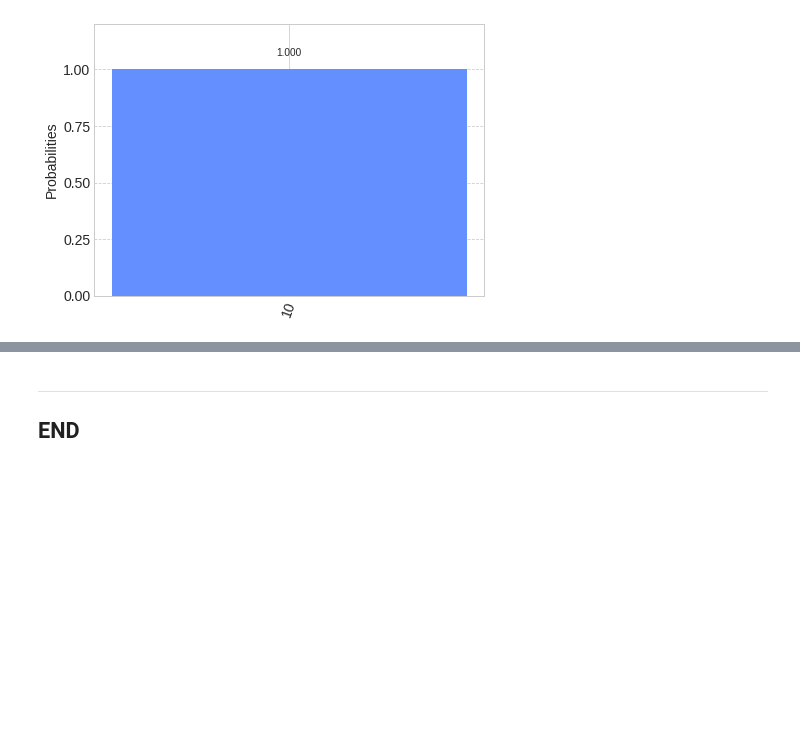
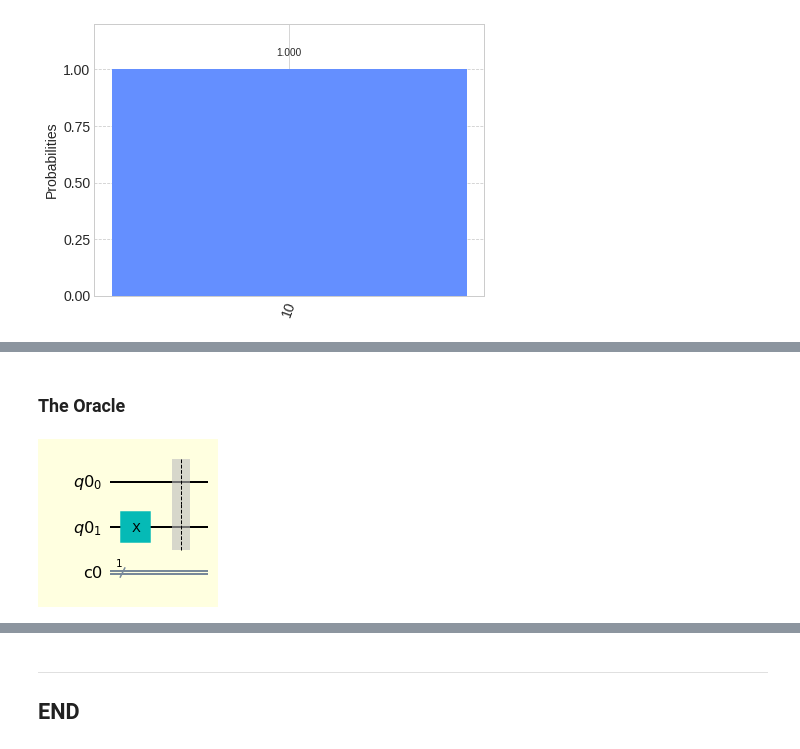
Before and after one commit to Panachaijames/EmergingTechAssignment, a Jupyter notebook: quantum-deutsch.ipynb, the cells around one changed output, grey strips where cells are left out. Saved outputs shown, nothing was run; the diff lists cells and outputs as text; code cells hidden in the pictures; blank space fills up the shorter version.

Commit message:
Small add on quantum note

```diff
--- a/quantum-deutsch.ipynb
+++ b/quantum-deutsch.ipynb
@@ -811,0 +813,2 @@ Version Information
+# %% [markdown]
+### The Oracle
@@ -811,0 +824,14 @@ Version Information
+# %%
+style = {'backgroundcolor': 'lightyellow'} # Style of the circuits
+# %%
+qreg1 = QuantumRegister(2) # The quantum register of the qubits, in this case 2 qubits
+register1 = ClassicalRegister(1)
+
+qc = QuantumCircuit(qreg1, register1)
+# %%
+#qc.x(0)
+qc.x(1)
+qc.barrier()
+qc.draw(output='mpl', style=style)
+# %% [output]
+[figure, added]
```
Also changed, not shown: parts of 27 cells of this notebook.
